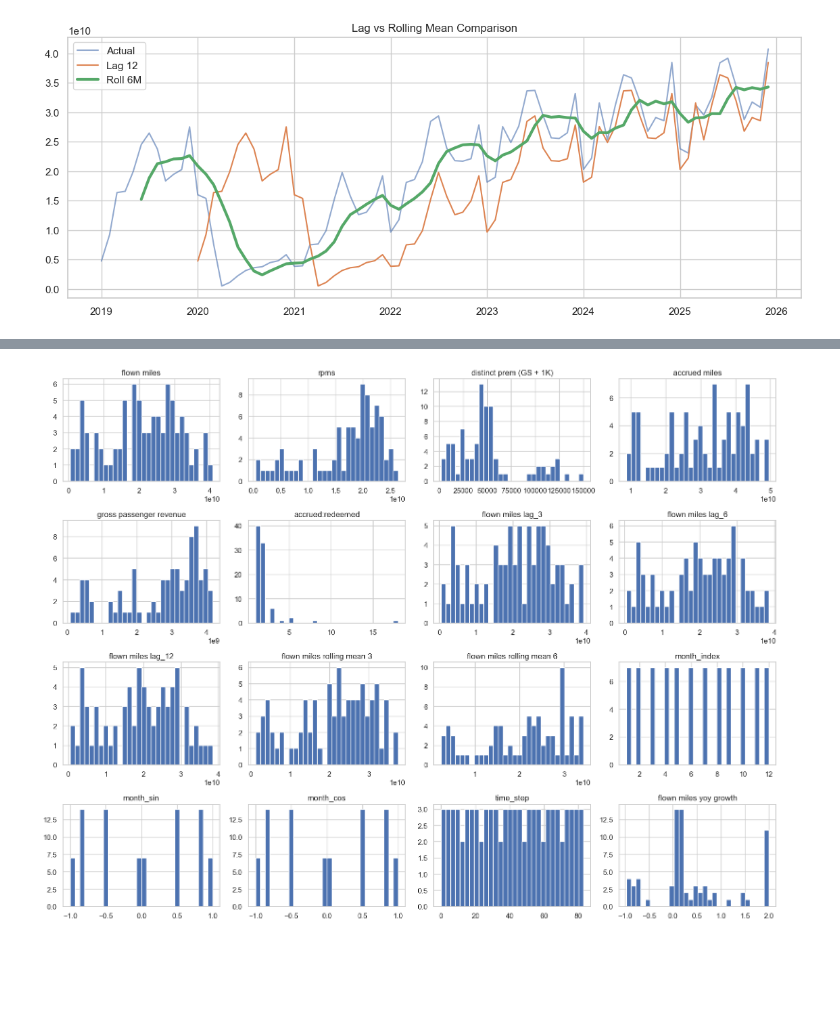
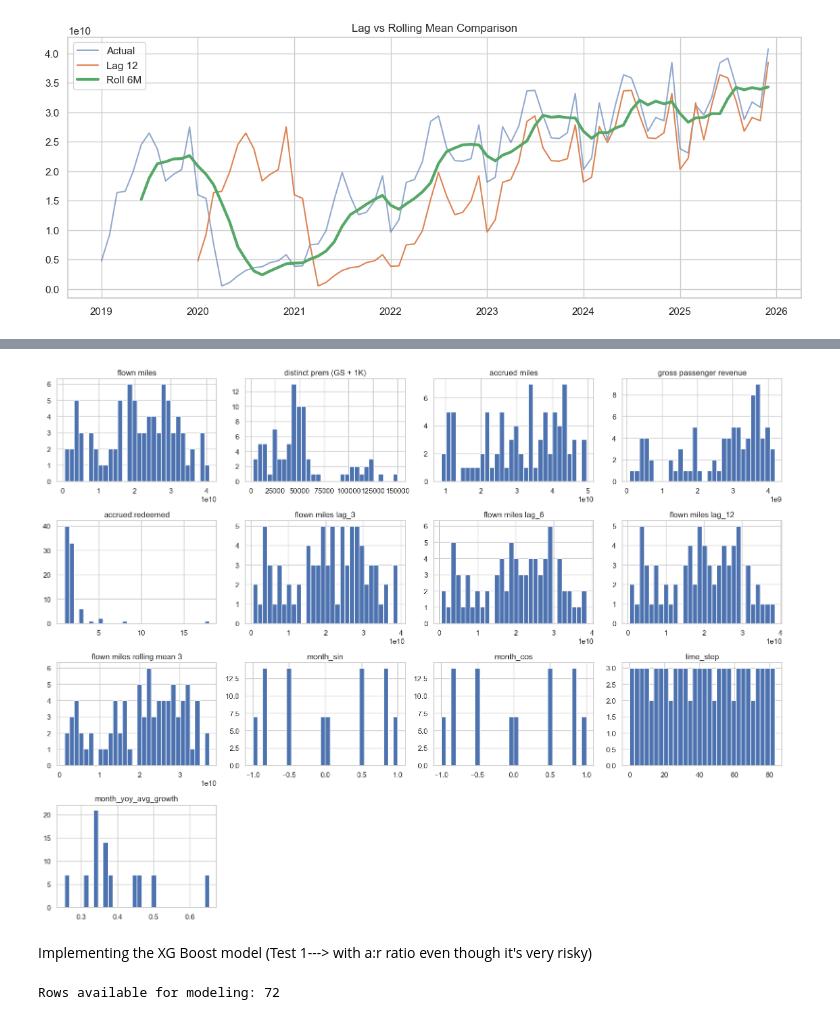
Before and after one commit to kkhushi03/Miles_Forecasting, a Jupyter notebook: Miles_Forecast_XGB/Miles_forecasting.ipynb, the cells around one changed output, grey strips where cells are left out. Saved outputs shown, nothing was run; the diff lists cells and outputs as text; code cells hidden in the pictures; blank space fills up the shorter version.

```diff
--- a/Miles_Forecast_XGB/Miles_forecasting.ipynb
+++ b/Miles_Forecast_XGB/Miles_forecasting.ipynb
@@ -65,3 +68,6 @@ df['flown miles yoy growth'] = df['flown miles yoy growth'].clip(-1, 2) # clippi
+# %%
+month_yoy_avg = ( df.groupby("month_index")["flown miles yoy growth"].mean().rename("month_yoy_avg_growth"))
+df = df.join(month_yoy_avg, on="month_index")
 # %%
 df.head(15)
 # %% [output]
@@ -81,6 +87,7 @@ df.head(15)
 | 12 | 2020-01-01 | 15988384252 | 18505595382 | 44198 | 29633792339 | 2.083424e+09 | ... |
 | 13 | 2020-02-01 | 15385717849 | 15783447103 | 38853 | 26444138091 | 1.298685e+09 | ... |
 | 14 | 2020-03-01 | 7632938454 | 9044723551 | 22909 | 17613083861 | 4.599818e+08 | ... |
-# %%
-#dropping unused column
-df.drop(columns=['flown_miles_yoy_growth'], inplace=True)
+# %%
+# drop unwanted columns (ignore if they don't exist)
+df.drop('month_yoy_avg_growth_y', inplace=True, errors='ignore')
+df.head()
@@ -183,0 +232,11 @@ plt.show()
+# %%
+cols_to_drop = [
+    "rpms",
+    "flown miles rolling mean 6",
+    "month",
+    "year",
+    "month_index",
+    "flown miles yoy growth"
+]
+df.drop(columns=cols_to_drop, inplace=True)
+df.head()
@@ -209,9 +270,10 @@ for col in key_features:
 # %%
 # Distribution of key features to check for skewness and outliers
-df[numeric_cols].hist(bins=30, figsize=(16,12))
+current_numeric_cols = df.select_dtypes(include=np.number).columns
+df[current_numeric_cols].hist(bins=30, figsize=(16,12))
 plt.tight_layout()
 plt.show()
 # the histograms show that some features like gross passenger revenue and accrued miles are right skewed, which is common for financial and count data.
 #  This suggests that we may want to consider log transformations or other techniques to handle skewness if we were to build a predictive model.
 # %% [output]
-[figure, old version]
+[figure, new version]
@@ -221,0 +280,2 @@ assert df['flown miles rolling mean 6'].isna().sum() >= 5
+# %% [markdown]
+Implementing the XG Boost model (Test 1---> with a:r ratio even though it's very risky)
@@ -221,0 +299,5 @@ assert df['flown miles rolling mean 6'].isna().sum() >= 5
+# %%
+df_model = df[FEATURES + [TARGET]].dropna().reset_index(drop=True)
+print("Rows available for modeling:", df_model.shape[0])
+# %% [output]
+Rows available for modeling: 72
```
Also changed, not shown: parts of 31 cells of this notebook.
